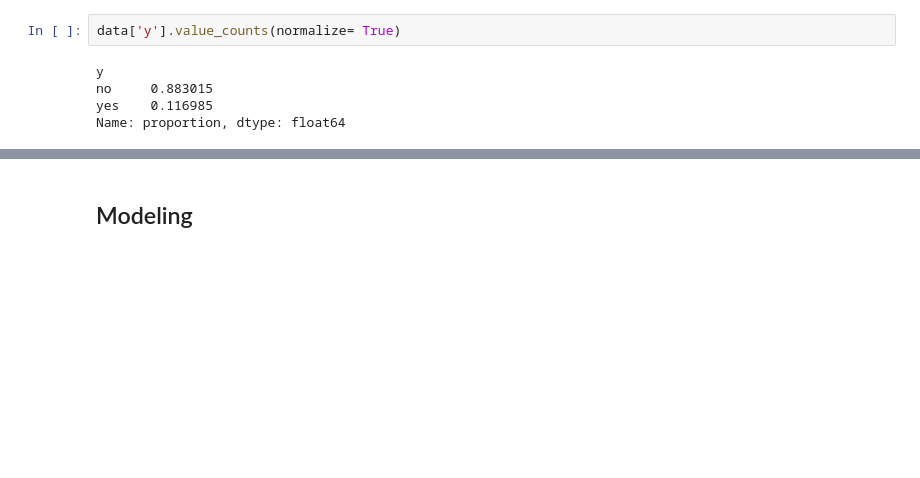
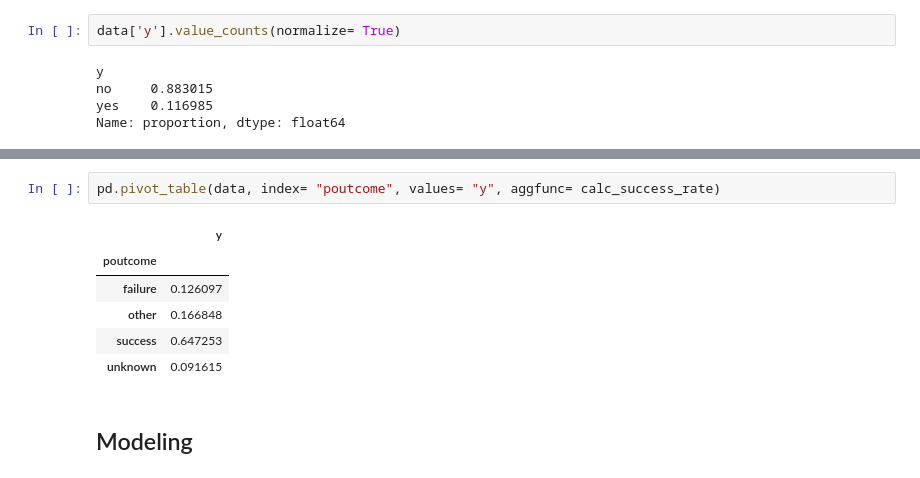
Before and after one commit to garimasc/bank_marketing, a Jupyter notebook: evaluate_classification.ipynb, the cells around one changed output, grey strips where cells are left out. Cells and saved outputs as stored; diff of their text form; blank space fills up the shorter version.

```diff
--- a/evaluate_classification.ipynb
+++ b/evaluate_classification.ipynb
@@ -46,3 +137,12 @@ Name: proportion, dtype: float64
+# %%
+pd.pivot_table(data, index= "poutcome", values= "y", aggfunc= calc_success_rate)
+# %% [output]
+|  | y |
+| poutcome |  |
+| failure | 0.126097 |
+| other | 0.166848 |
+| success | 0.647253 |
+| unknown | 0.091615 |
 # %% [markdown]
 ## Modeling
 # %% [markdown]
```
Also changed, not shown: parts of 12 cells of this notebook, 1 other file.
